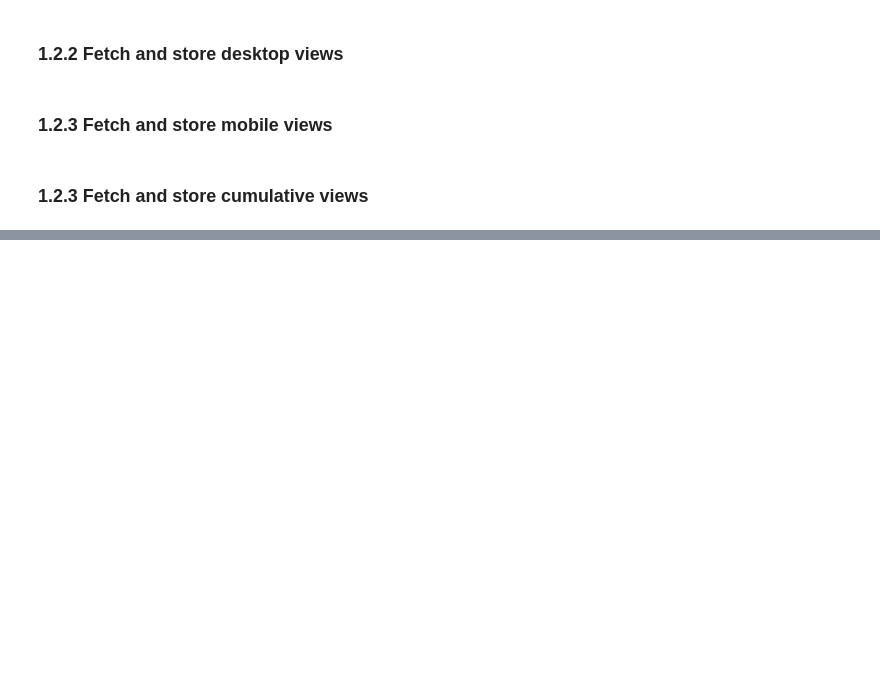
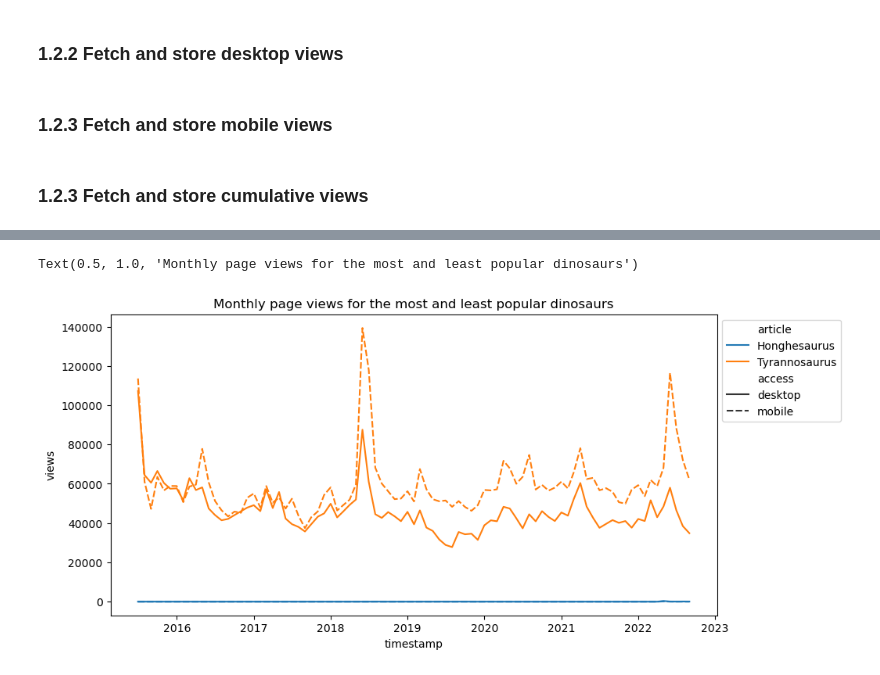
Before and after one commit to hbaghar/data-512-homework_1, a Jupyter notebook: HW1.ipynb, the cells around one changed output, grey strips where cells are left out. Saved outputs shown, nothing was run; the diff lists cells and outputs as text; code cells hidden in the pictures; blank space fills up the shorter version.

```diff
--- a/HW1.ipynb
+++ b/HW1.ipynb
@@ -238,0 +258,6 @@ with open(f"dino_monthly_cumulative_start{START_DATE_YM}-end{END_DATE_YM}.json",
+# %%
+desktop_agg = views_desktop.groupby('article')["views"].agg({'mean'})
+mobile_agg = views_mobile.groupby('article')["views"].agg({'mean'})
+# %%
+min_and_max_dinos_desktop = desktop_agg[(desktop_agg['mean'] == desktop_agg["mean"].min()) | (desktop_agg['mean'] == desktop_agg["mean"].max())]
+min_and_max_dinos_desktop
@@ -238,0 +269,3 @@ with open(f"dino_monthly_cumulative_start{START_DATE_YM}-end{END_DATE_YM}.json",
+# %%
+min_and_max_dinos_mobile = mobile_agg[(mobile_agg['mean'] == mobile_agg["mean"].min()) | (mobile_agg['mean'] == mobile_agg["mean"].max())]
+min_and_max_dinos_mobile
@@ -238,0 +277,8 @@ with open(f"dino_monthly_cumulative_start{START_DATE_YM}-end{END_DATE_YM}.json",
+# %%
+min_max_desktop = views_desktop[views_desktop['article'].isin(min_and_max_dinos_desktop.index)]
+min_max_desktop = min_max_desktop.assign(access='desktop')
+min_max_mobile = views_mobile[views_mobile['article'].isin(min_and_max_dinos_mobile.index)]
+min_max_mobile = min_max_mobile.assign(access='mobile')
+
+min_max_df = pd.concat([min_max_desktop,min_max_mobile])
+min_max_df
@@ -238,0 +299,9 @@ with open(f"dino_monthly_cumulative_start{START_DATE_YM}-end{END_DATE_YM}.json",
+# %%
+import matplotlib.pyplot as plt
+plt.figure(figsize=(10,5))
+ax = sns.lineplot(x="timestamp", y="views", hue="article", style="access", data=min_max_df)
+sns.move_legend(ax, "upper left", bbox_to_anchor=(1, 1), ncol=1)
+plt.title("Monthly page views for the most and least popular dinosaurs")
+# %% [output]
+Text(0.5, 1.0, 'Monthly page views for the most and least popular dinosaurs')
+[figure, added]
```
Also changed, not shown: parts of 11 cells of this notebook.
